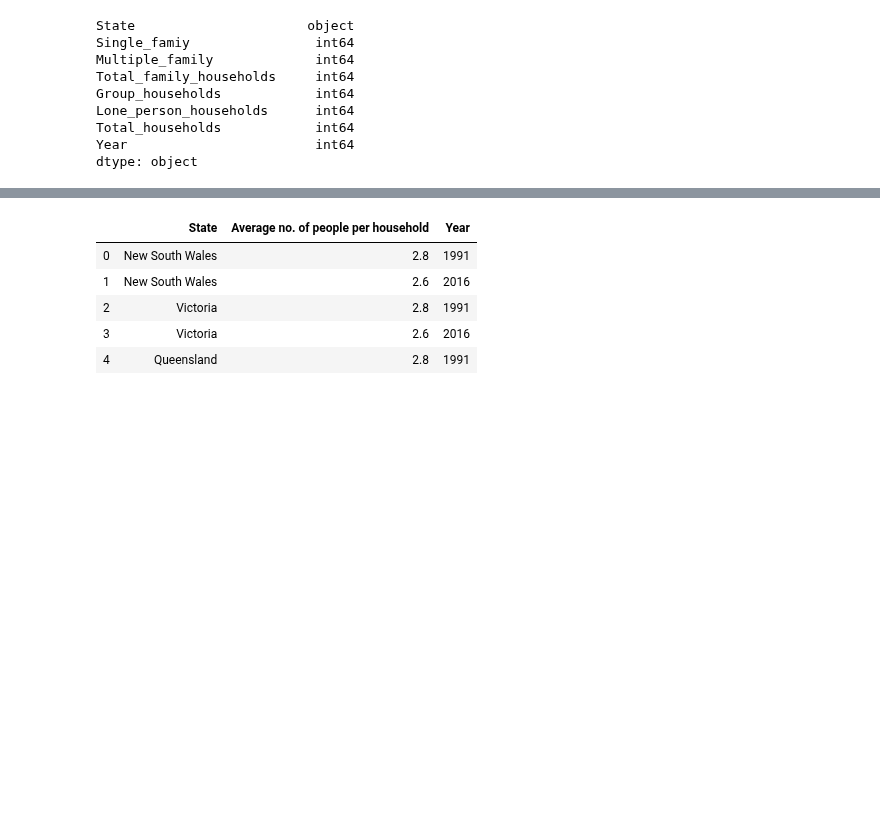
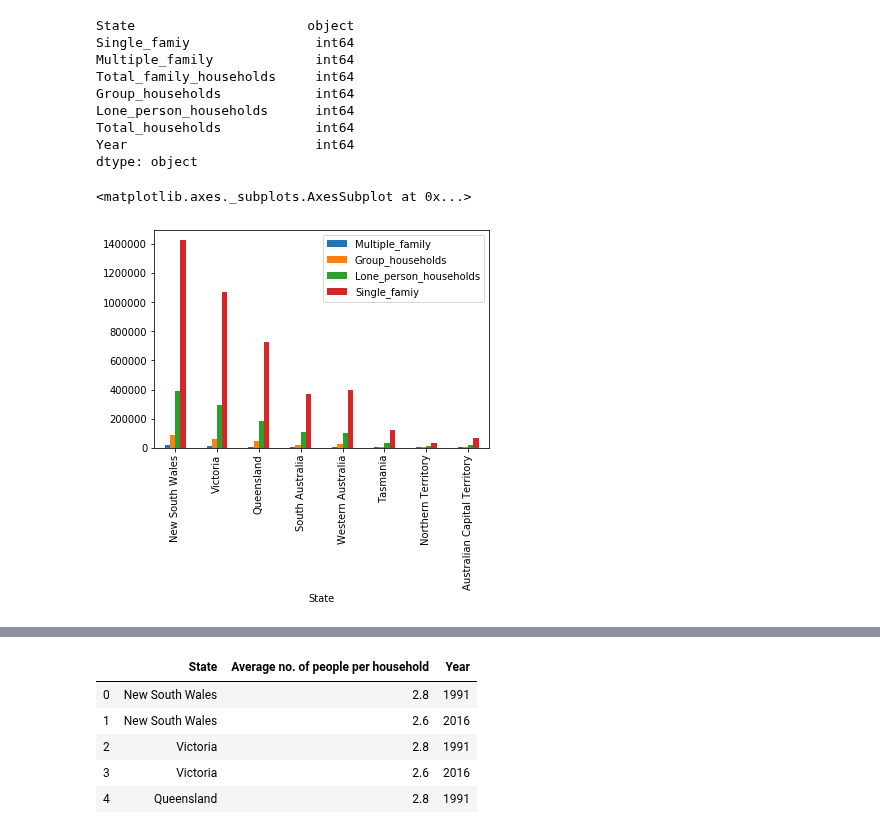
Before and after one commit to Hamza-cmd/Comp257-Project, a Jupyter notebook: SnapshotTables.ipynb, the cells around one changed output, grey strips where cells are left out. Drawn from its saved outputs; the diff is of its cells as text; code cells hidden in the pictures; blank space fills up the shorter version.

```diff
--- a/SnapshotTables.ipynb
+++ b/SnapshotTables.ipynb
@@ -214,3 +214,9 @@ Lone_person_households      int64
 Total_households            int64
 Year                        int64
 dtype: object
+# %%
+df = HouseCompos[HouseCompos.Year == 1991]
+df.plot.bar(x='State',y={'Single_famiy','Multiple_family','Group_households', 'Lone_person_households'})
+# %% [output]
+<matplotlib.axes._subplots.AxesSubplot at 0x...>
+[figure, added]
```
Also changed, not shown: parts of 10 cells of this notebook.
